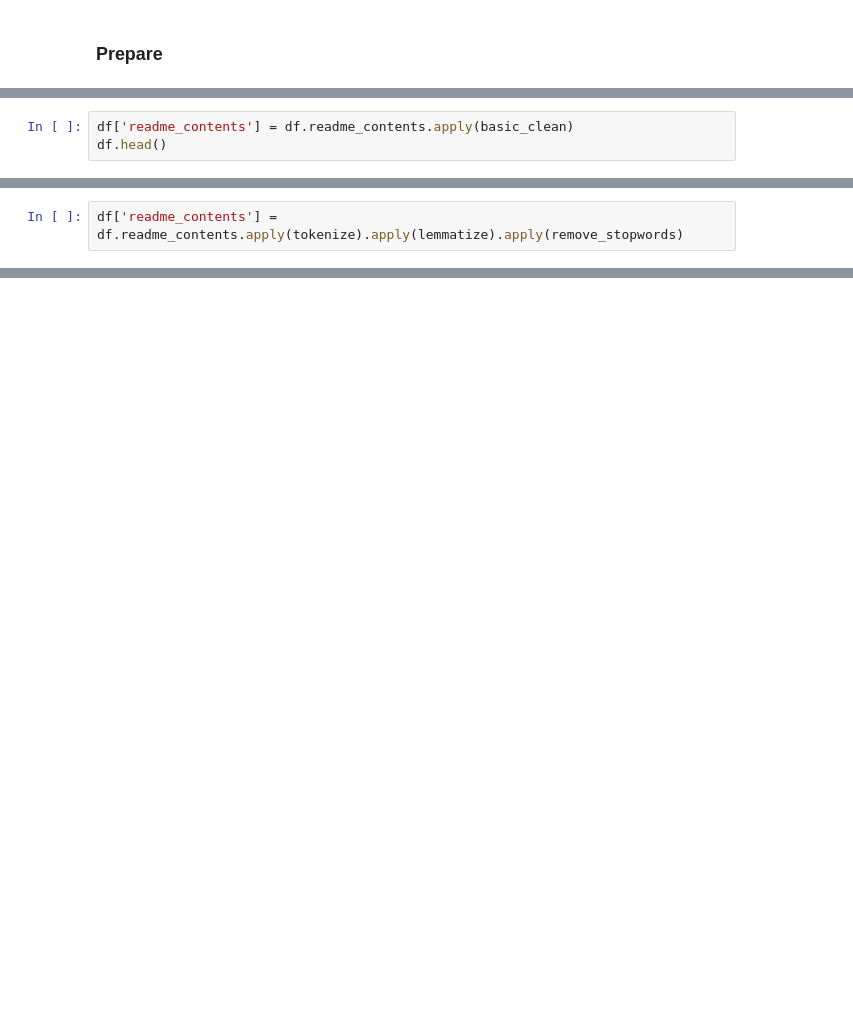
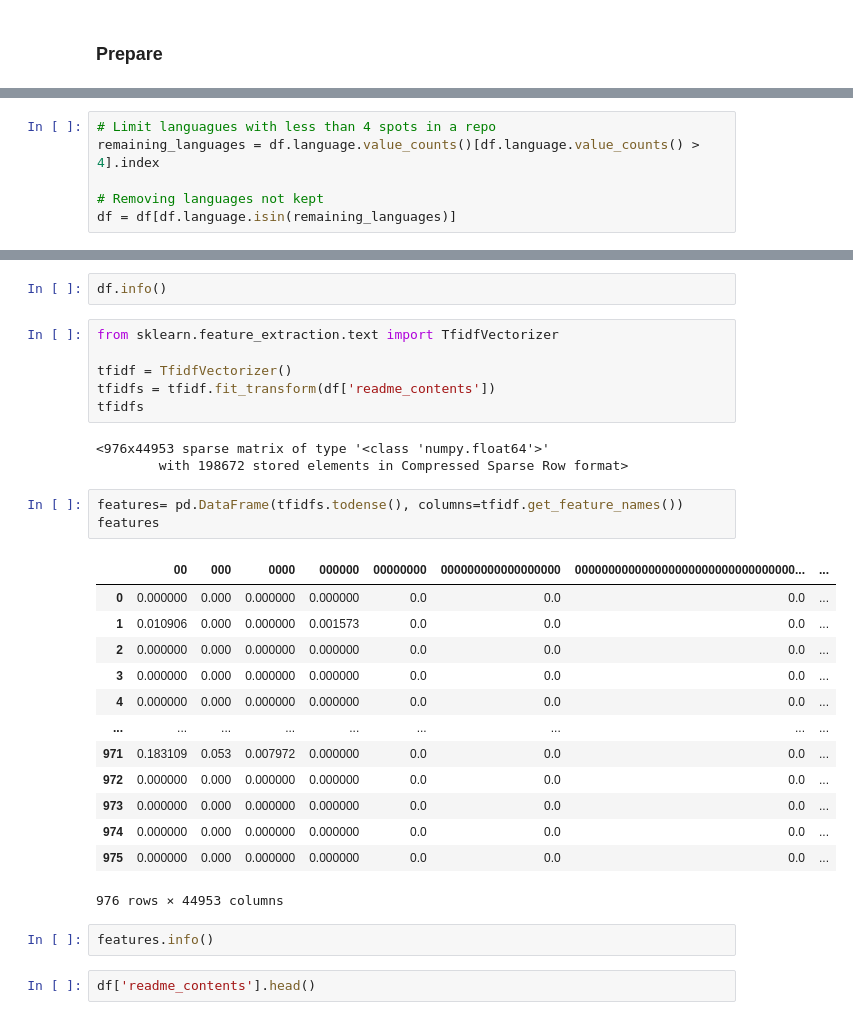
Before and after one commit to tim-keriazes/github-web-scraping-NLP-project, a Jupyter notebook: Lindy_working_notebook.ipynb, the cells around one changed output, grey strips where cells are left out. Drawn from its saved outputs; the diff is of its cells as text; blank space fills up the shorter version.

```diff
--- a/Lindy_working_notebook.ipynb
+++ b/Lindy_working_notebook.ipynb
@@ -285,2 +320,8 @@ dtype: int64
+# %%
+# Limit languagues with less than 4 spots in a repo
+remaining_languages = df.language.value_counts()[df.language.value_counts() > 4].index
+
+# Removing languages not kept
+df = df[df.language.isin(remaining_languages)]
 # %%
 df.shape
@@ -305,3 +327,0 @@ def basic_clean(string):
-# %%
-df['readme_contents'] = df.readme_contents.apply(basic_clean)
-df.head()
@@ -349,2 +327,0 @@ def remove_stopwords(string, extra_words=None, exclude_words=None):
-# %%
-df['readme_contents'] = df.readme_contents.apply(tokenize).apply(lemmatize).apply(remove_stopwords)
@@ -371,0 +488,32 @@ dtype: int64
+# %%
+df.info()
+# %%
+from sklearn.feature_extraction.text import TfidfVectorizer
+
+tfidf = TfidfVectorizer()
+tfidfs = tfidf.fit_transform(df['readme_contents'])
+tfidfs
+# %% [output]
+<976x44953 sparse matrix of type '<class 'numpy.float64'>'
+        with 198672 stored elements in Compressed Sparse Row format>
+# %%
+features= pd.DataFrame(tfidfs.todense(), columns=tfidf.get_feature_names())
+features
+# %% [output]
+|  | 00 | 000 | 0000 | 000000 | 00000000 | 000000000000000000 | 000000000000000000000000000000000... | ... |
+| 0 | 0.000000 | 0.000 | 0.000000 | 0.000000 | 0.0 | 0.0 | 0.0 | ... |
+| 1 | 0.010906 | 0.000 | 0.000000 | 0.001573 | 0.0 | 0.0 | 0.0 | ... |
+| 2 | 0.000000 | 0.000 | 0.000000 | 0.000000 | 0.0 | 0.0 | 0.0 | ... |
+| 3 | 0.000000 | 0.000 | 0.000000 | 0.000000 | 0.0 | 0.0 | 0.0 | ... |
+| 4 | 0.000000 | 0.000 | 0.000000 | 0.000000 | 0.0 | 0.0 | 0.0 | ... |
+| ... | ... | ... | ... | ... | ... | ... | ... | ... |
+| 971 | 0.183109 | 0.053 | 0.007972 | 0.000000 | 0.0 | 0.0 | 0.0 | ... |
+| 972 | 0.000000 | 0.000 | 0.000000 | 0.000000 | 0.0 | 0.0 | 0.0 | ... |
+| 973 | 0.000000 | 0.000 | 0.000000 | 0.000000 | 0.0 | 0.0 | 0.0 | ... |
+| 974 | 0.000000 | 0.000 | 0.000000 | 0.000000 | 0.0 | 0.0 | 0.0 | ... |
+| 975 | 0.000000 | 0.000 | 0.000000 | 0.000000 | 0.0 | 0.0 | 0.0 | ... |
+976 rows × 44953 columns
+# %%
+features.info()
+# %%
+df['readme_contents'].head()
```
Also changed, not shown: parts of 51 cells of this notebook.
